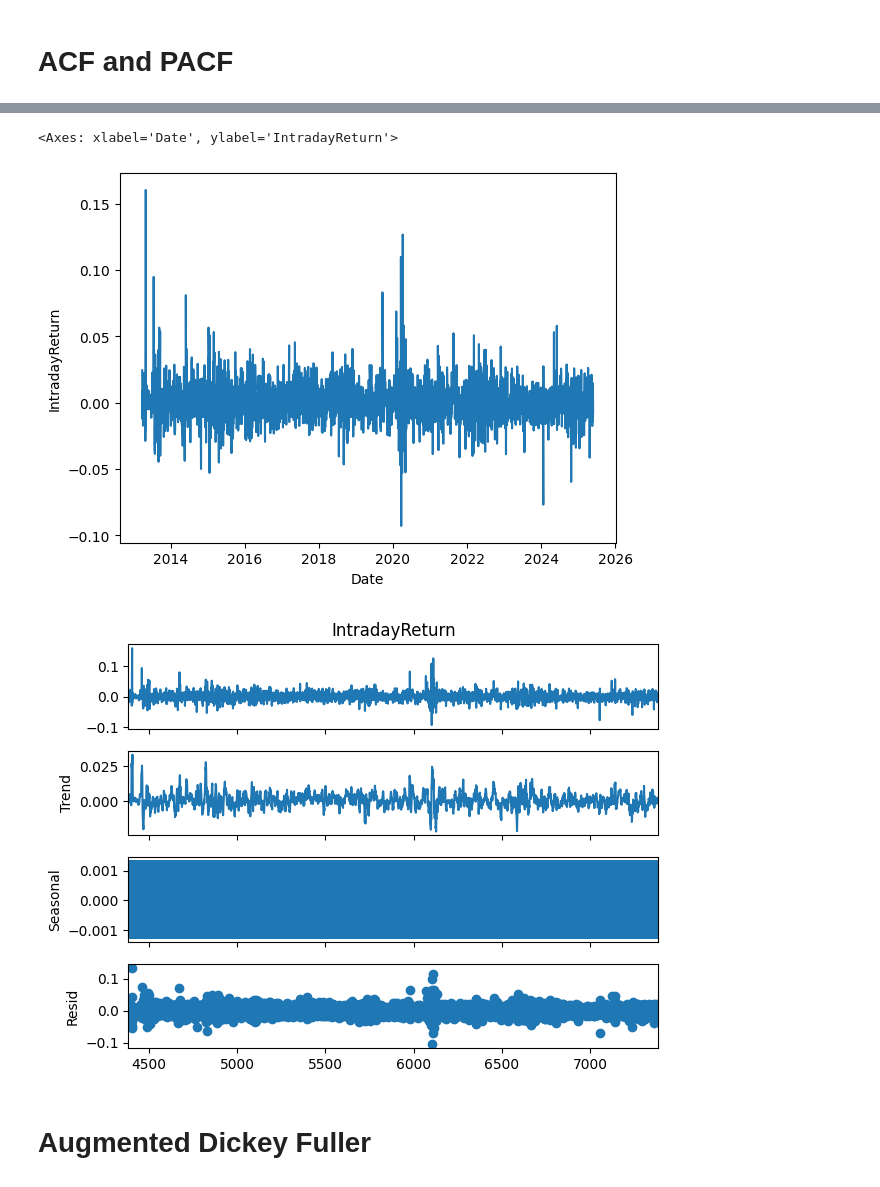
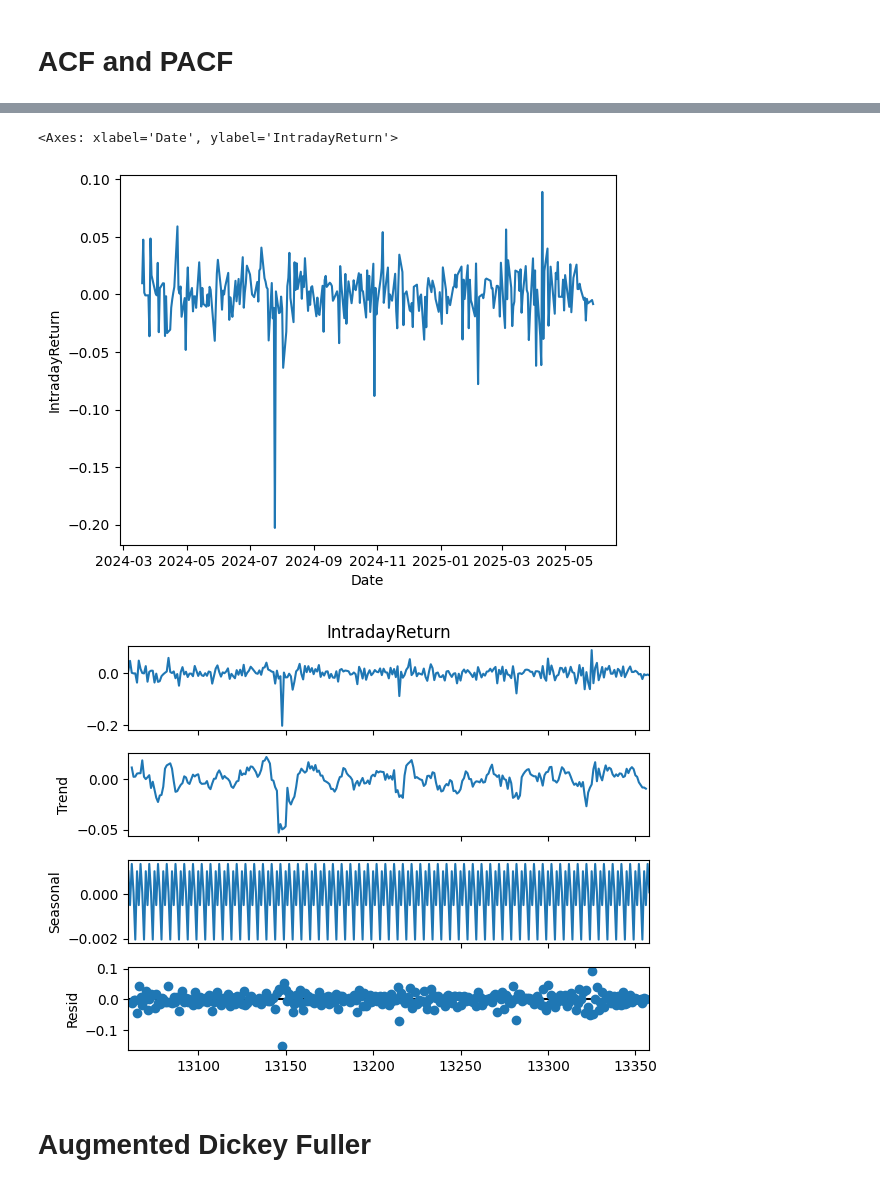
Before and after one commit to git-ankuryadav/Stock-Price-Prediction, a Jupyter notebook: rnn.ipynb, the cells around one changed output, grey strips where cells are left out. Saved outputs shown, nothing was run; the diff lists cells and outputs as text; code cells hidden in the pictures.

```diff
--- a/rnn.ipynb
+++ b/rnn.ipynb
@@ -8,8 +8,8 @@ import seaborn as sns
 # %% [markdown]
 # Reading the Data
 # %%
-df = pd.read_csv("dataFiles/HINDUNILVR_cleaned.csv")
-df = df.tail(3000)
+df = pd.read_csv("dataFiles/Ford.csv")
+df = df.tail(300)
 # %% [markdown]
 # Basic Data Cleaning
 # %%
@@ -153,14 +173,14 @@ sns.lineplot(data = df3, x = "Date", y = "DailyReturn")
 sns.lineplot(data = df3, x = "Date", y = "IntradayReturn")
 # %% [output]
 <Axes: xlabel='Date', ylabel='IntradayReturn'>
-[figure, old version]
+[figure, new version]
 # %%
 from statsmodels.tsa.seasonal import seasonal_decompose
-decomposition = seasonal_decompose(df3["IntradayReturn"].dropna(), model="additive", period=7)
+decomposition = seasonal_decompose(df3["IntradayReturn"].dropna(), model="additive", period=5)
 decomposition.plot()
 plt.show()
 # %% [output]
-[figure, old version]
+[figure, new version]
 # %% [markdown]
 # Augmented Dickey Fuller
 # %%
```
Also changed, not shown: parts of 22 cells of this notebook, 4 other files.
